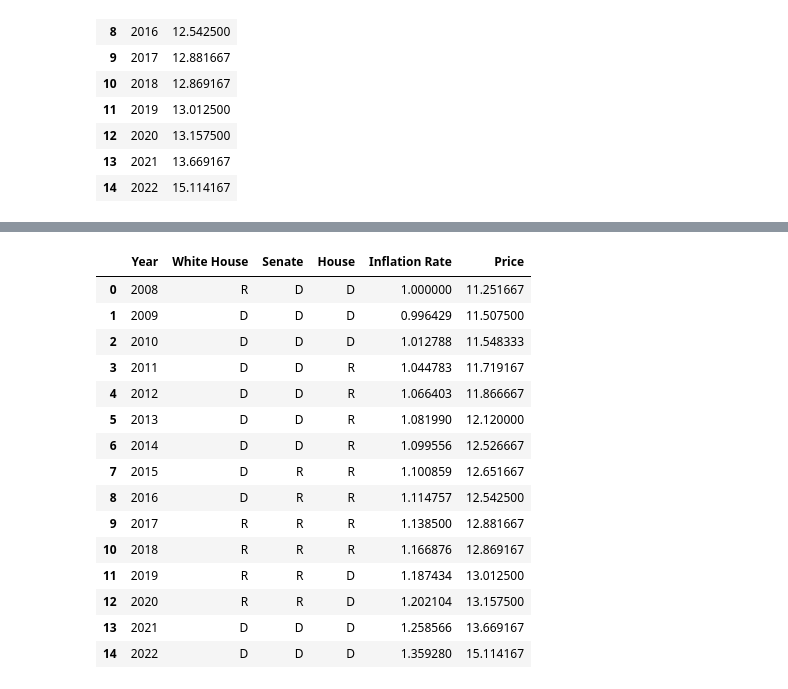
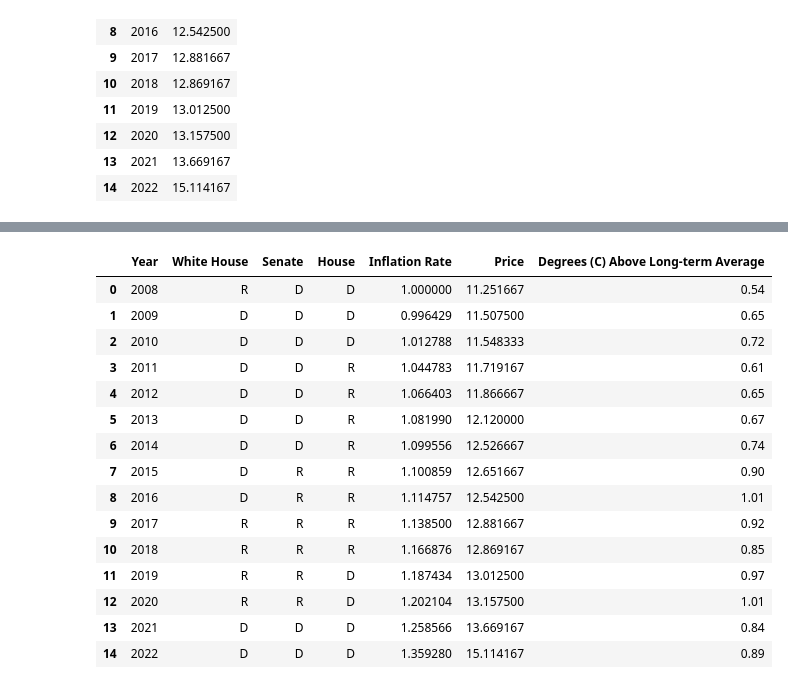
Before and after one commit to adam-kosinski/Climate-Opinions, a Jupyter notebook: Additional_Features/Additional Features.ipynb, the cells around one changed output, grey strips where cells are left out. Cells and saved outputs as stored; diff of their text form; code cells hidden in the pictures.

```diff
--- a/Additional_Features/Additional Features.ipynb
+++ b/Additional_Features/Additional Features.ipynb
@@ -88,3 +88,10 @@ electrical_prices
 | 12 | 2020 | 13.157500 |
 | 13 | 2021 | 13.669167 |
 | 14 | 2022 | 15.114167 |
+# %%
+#global temperature data
+temp = pd.DataFrame([[2008, 0.54], [2009, 0.65], [2010, 0.72], [2011, 0.61], [2012, 0.65], [2013, 0.67], [2014, 0.74],
+                     [2015, 0.90], [2016, 1.01], [2017, 0.92], [2018, 0.85], [2019, 0.97], [2020, 1.01], [2021, 0.84],
+                     [2022, 0.89]])
+temp.columns = ['Year', 'Degrees (C) Above Long-term Average']
+temp
@@ -91,20 +177,20 @@ electrical_prices
 # %%
-full = politics.merge(inflation, on='Year').merge(electrical_prices, on='Year')
+full = politics.merge(inflation, on='Year').merge(electrical_prices, on='Year').merge(temp, on='Year')
 full
 # %% [output]
-|  | Year | White House | Senate | House | Inflation Rate | Price |
-| 0 | 2008 | R | D | D | 1.000000 | 11.251667 |
-| 1 | 2009 | D | D | D | 0.996429 | 11.507500 |
-| 2 | 2010 | D | D | D | 1.012788 | 11.548333 |
-| 3 | 2011 | D | D | R | 1.044783 | 11.719167 |
-| 4 | 2012 | D | D | R | 1.066403 | 11.866667 |
-| 5 | 2013 | D | D | R | 1.081990 | 12.120000 |
-| 6 | 2014 | D | D | R | 1.099556 | 12.526667 |
-| 7 | 2015 | D | R | R | 1.100859 | 12.651667 |
-| 8 | 2016 | D | R | R | 1.114757 | 12.542500 |
-| 9 | 2017 | R | R | R | 1.138500 | 12.881667 |
-| 10 | 2018 | R | R | R | 1.166876 | 12.869167 |
-| 11 | 2019 | R | R | D | 1.187434 | 13.012500 |
-| 12 | 2020 | R | R | D | 1.202104 | 13.157500 |
-| 13 | 2021 | D | D | D | 1.258566 | 13.669167 |
-| 14 | 2022 | D | D | D | 1.359280 | 15.114167 |
+|  | Year | White House | Senate | House | Inflation Rate | Price | Degrees (C) Above Long-term Average |
+| 0 | 2008 | R | D | D | 1.000000 | 11.251667 | 0.54 |
+| 1 | 2009 | D | D | D | 0.996429 | 11.507500 | 0.65 |
+| 2 | 2010 | D | D | D | 1.012788 | 11.548333 | 0.72 |
+| 3 | 2011 | D | D | R | 1.044783 | 11.719167 | 0.61 |
+| 4 | 2012 | D | D | R | 1.066403 | 11.866667 | 0.65 |
+| 5 | 2013 | D | D | R | 1.081990 | 12.120000 | 0.67 |
+| 6 | 2014 | D | D | R | 1.099556 | 12.526667 | 0.74 |
+| 7 | 2015 | D | R | R | 1.100859 | 12.651667 | 0.90 |
+| 8 | 2016 | D | R | R | 1.114757 | 12.542500 | 1.01 |
+| 9 | 2017 | R | R | R | 1.138500 | 12.881667 | 0.92 |
+| 10 | 2018 | R | R | R | 1.166876 | 12.869167 | 0.85 |
+| 11 | 2019 | R | R | D | 1.187434 | 13.012500 | 0.97 |
+| 12 | 2020 | R | R | D | 1.202104 | 13.157500 | 1.01 |
+| 13 | 2021 | D | D | D | 1.258566 | 13.669167 | 0.84 |
+| 14 | 2022 | D | D | D | 1.359280 | 15.114167 | 0.89 |
```
Also changed, not shown: parts of 4 cells of this notebook.
